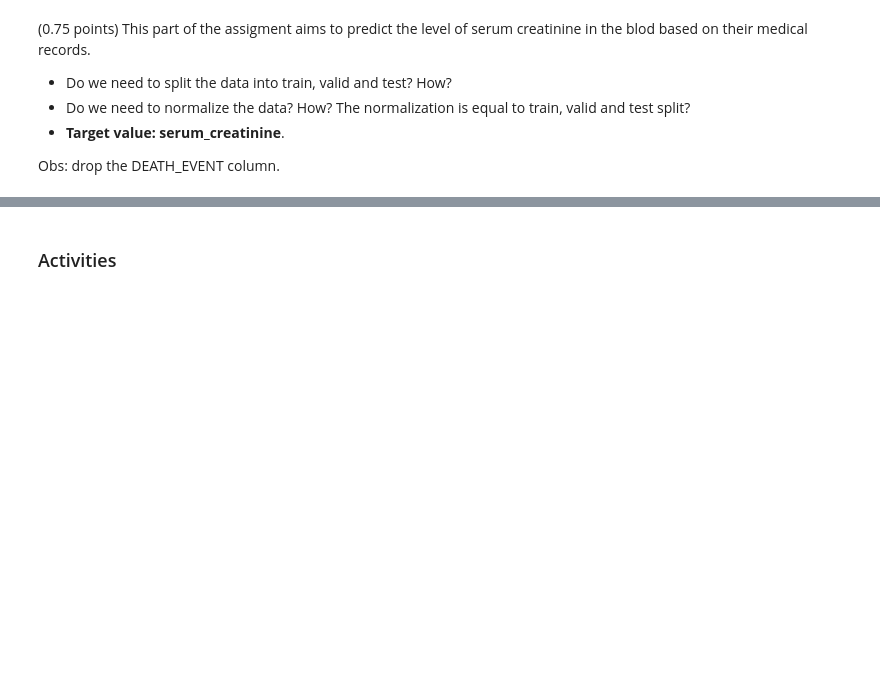
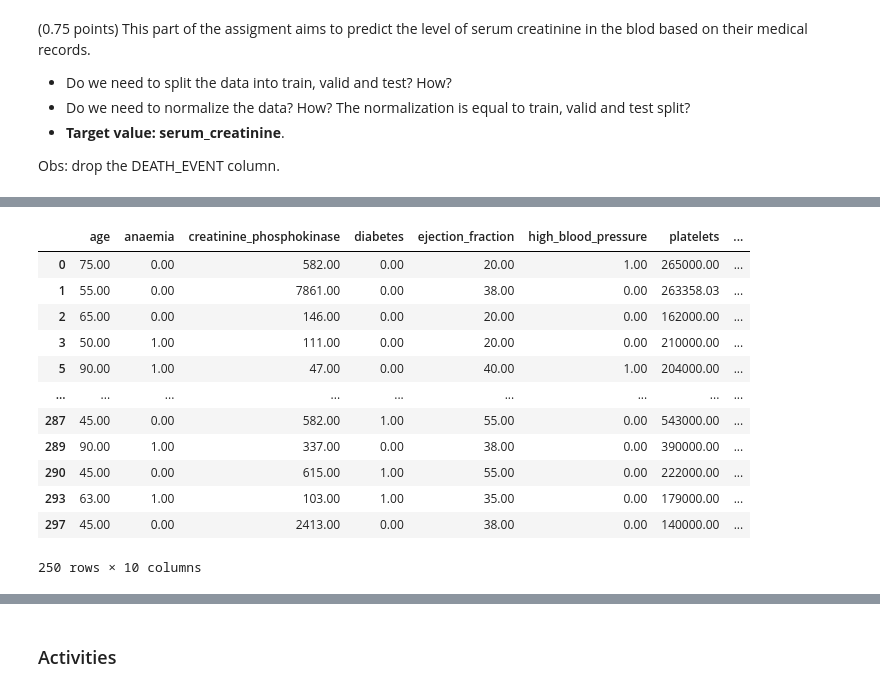
Before and after one commit to GabrielBG0/MLPR-Unicamp, a Jupyter notebook: T2/T2_Classical_Techniques.ipynb, the cells around one changed output, grey strips where cells are left out. Cells and saved outputs as stored; diff of their text form; code cells hidden in the pictures; blank space fills up the shorter version.

```diff
--- a/T2/T2_Classical_Techniques.ipynb
+++ b/T2/T2_Classical_Techniques.ipynb
@@ -331,0 +356,30 @@ Obs: drop the DEATH_EVENT column.
+# %%
+le_anaemia  = preprocessing.OrdinalEncoder()
+le_diabetes = preprocessing.OrdinalEncoder()
+le_sex      = preprocessing.OrdinalEncoder()
+le_smoking  = preprocessing.OrdinalEncoder()
+
+
+X = df[['age', 'anaemia', 'creatinine_phosphokinase', 'diabetes', 'ejection_fraction', 'high_blood_pressure', 'platelets', 'serum_sodium', 'sex', 'smoking']]
+y = df['serum_creatinine']
+
+X['anaemia']  = le_anaemia.fit_transform(X['anaemia'].values.reshape(-1, 1)).reshape(-1, 1)
+X['diabetes'] = le_diabetes.fit_transform(X['diabetes'].values.reshape(-1, 1)).reshape(-1, 1)
+X['sex']      = le_sex.fit_transform(X['sex'].values.reshape(-1, 1)).reshape(-1, 1)
+X['smoking']  = le_smoking.fit_transform(X['smoking'].values.reshape(-1, 1)).reshape(-1, 1)
+
+pd.DataFrame(X)
+# %% [output]
+|  | age | anaemia | creatinine_phosphokinase | diabetes | ejection_fraction | high_blood_pressure | platelets | ... |
+| 0 | 75.00 | 0.00 | 582.00 | 0.00 | 20.00 | 1.00 | 265000.00 | ... |
+| 1 | 55.00 | 0.00 | 7861.00 | 0.00 | 38.00 | 0.00 | 263358.03 | ... |
+| 2 | 65.00 | 0.00 | 146.00 | 0.00 | 20.00 | 0.00 | 162000.00 | ... |
+| 3 | 50.00 | 1.00 | 111.00 | 0.00 | 20.00 | 0.00 | 210000.00 | ... |
+| 5 | 90.00 | 1.00 | 47.00 | 0.00 | 40.00 | 1.00 | 204000.00 | ... |
+| ... | ... | ... | ... | ... | ... | ... | ... | ... |
+| 287 | 45.00 | 0.00 | 582.00 | 1.00 | 55.00 | 0.00 | 543000.00 | ... |
+| 289 | 90.00 | 1.00 | 337.00 | 0.00 | 38.00 | 0.00 | 390000.00 | ... |
+| 290 | 45.00 | 0.00 | 615.00 | 1.00 | 55.00 | 0.00 | 222000.00 | ... |
+| 293 | 63.00 | 1.00 | 103.00 | 1.00 | 35.00 | 0.00 | 179000.00 | ... |
+| 297 | 45.00 | 0.00 | 2413.00 | 0.00 | 38.00 | 0.00 | 140000.00 | ... |
+250 rows × 10 columns
```
Also changed, not shown: parts of 12 cells of this notebook.
